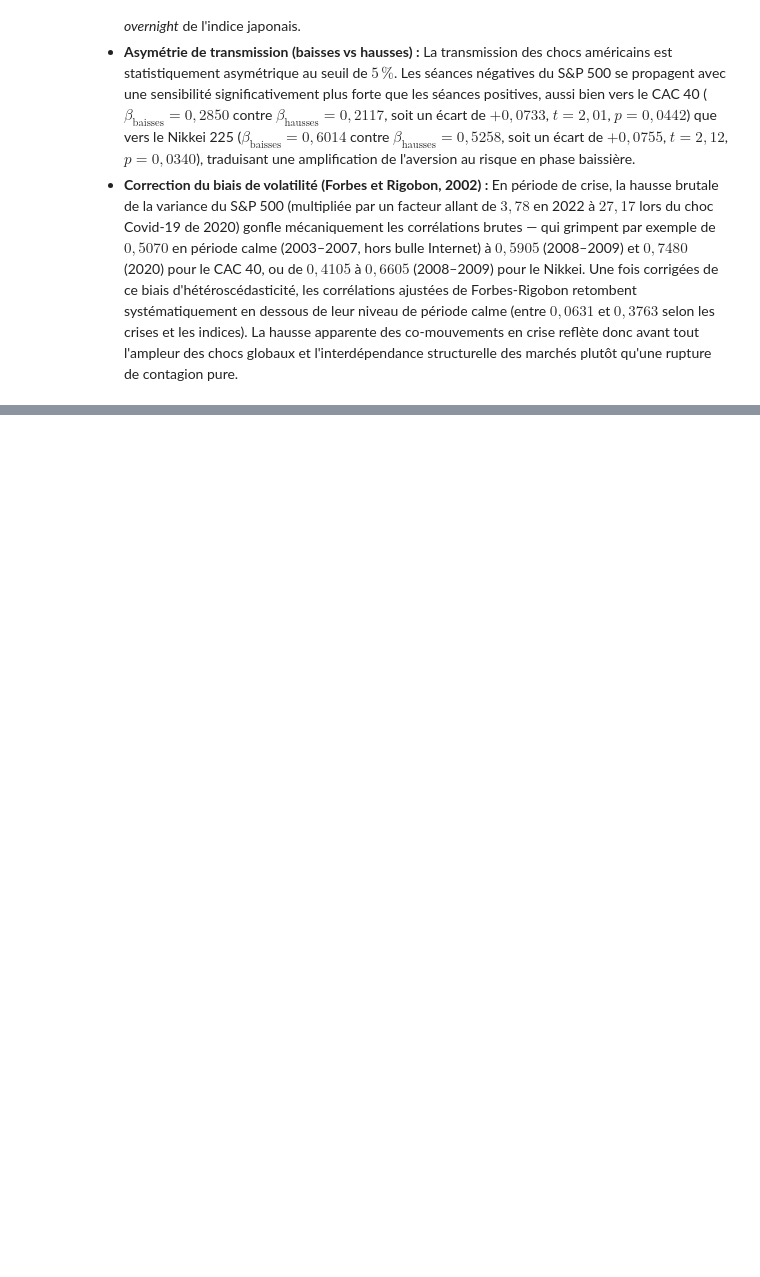
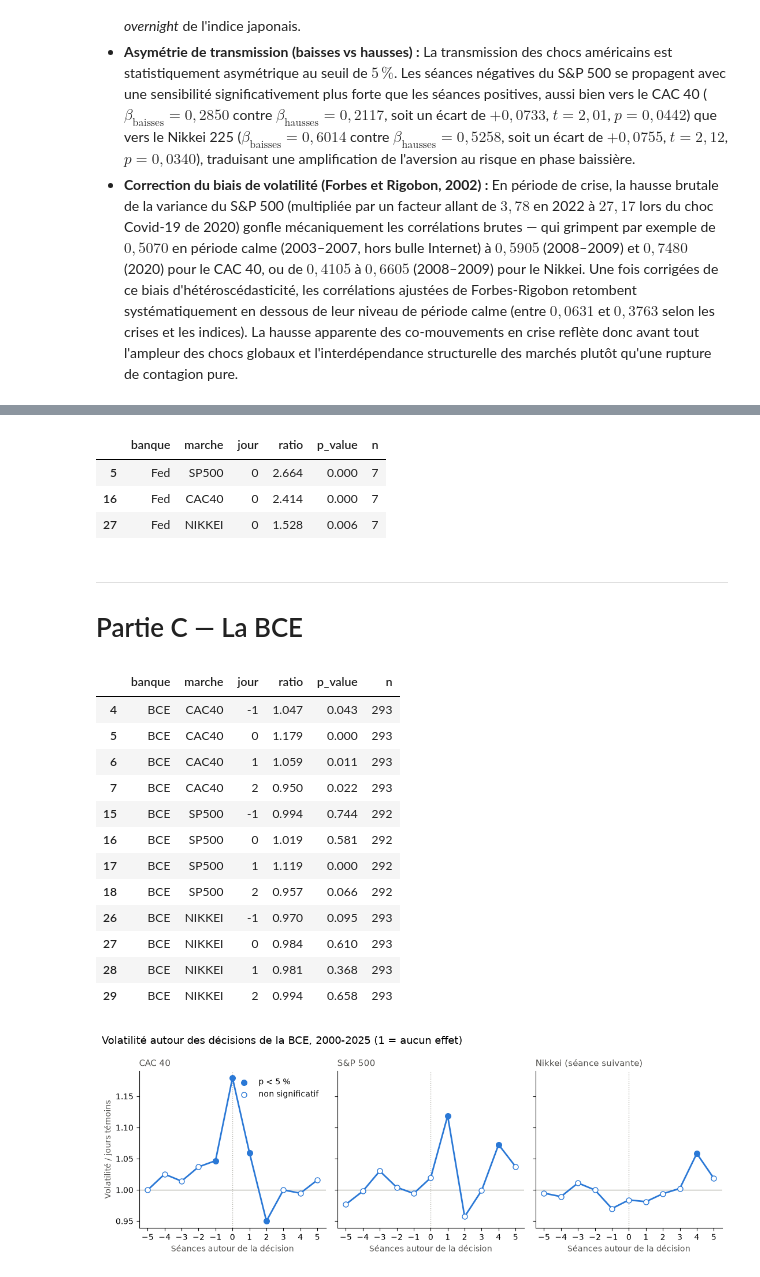
Before and after one commit to Aldm765/Ensae-projet-python-2026, a Jupyter notebook: rapport.ipynb, the cells around one changed output, grey strips where cells are left out. Saved outputs shown, nothing was run; the diff lists cells and outputs as text; code cells hidden in the pictures; blank space fills up the shorter version.

```diff
--- a/rapport.ipynb
+++ b/rapport.ipynb
@@ -95,0 +107,31 @@ transmission.figure()
+# %%
+res_urgences = fed.analyse_urgences()
+display(res_urgences[res_urgences["jour"] == 0].round(3))
+# %% [output]
+|  | banque | marche | jour | ratio | p_value | n |
+| 5 | Fed | SP500 | 0 | 2.664 | 0.000 | 7 |
+| 16 | Fed | CAC40 | 0 | 2.414 | 0.000 | 7 |
+| 27 | Fed | NIKKEI | 0 | 1.528 | 0.006 | 7 |
+# %% [markdown]
+---
+
+# Partie C — La BCE
+# %%
+res_bce = bce.analyse()
+display(res_bce[res_bce["jour"].between(-1, 2)].round(3))
+fig_bce = bce.figure(res_bce)
+# %% [output]
+|  | banque | marche | jour | ratio | p_value | n |
+| 4 | BCE | CAC40 | -1 | 1.047 | 0.043 | 293 |
+| 5 | BCE | CAC40 | 0 | 1.179 | 0.000 | 293 |
+| 6 | BCE | CAC40 | 1 | 1.059 | 0.011 | 293 |
+| 7 | BCE | CAC40 | 2 | 0.950 | 0.022 | 293 |
+| 15 | BCE | SP500 | -1 | 0.994 | 0.744 | 292 |
+| 16 | BCE | SP500 | 0 | 1.019 | 0.581 | 292 |
+| 17 | BCE | SP500 | 1 | 1.119 | 0.000 | 292 |
+| 18 | BCE | SP500 | 2 | 0.957 | 0.066 | 292 |
+| 26 | BCE | NIKKEI | -1 | 0.970 | 0.095 | 293 |
+| 27 | BCE | NIKKEI | 0 | 0.984 | 0.610 | 293 |
+| 28 | BCE | NIKKEI | 1 | 0.981 | 0.368 | 293 |
+| 29 | BCE | NIKKEI | 2 | 0.994 | 0.658 | 293 |
+[figure, added]
```
Also changed, not shown: parts of 8 cells of this notebook.
